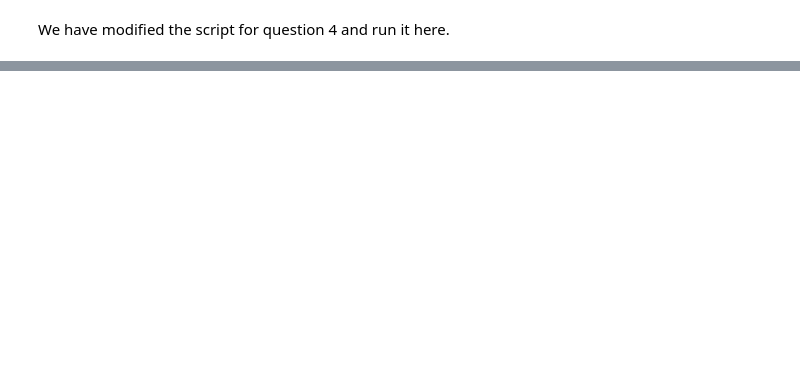
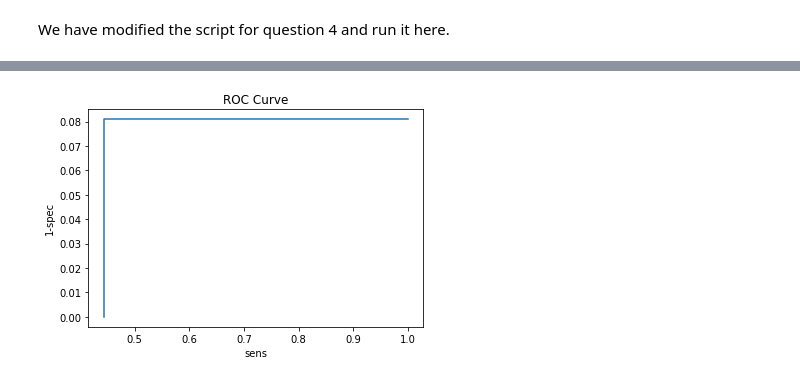
Before and after one commit to amindadgar/Machine-Learning, a Jupyter notebook: HW2/main.ipynb, the cells around one changed output, grey strips where cells are left out. Saved outputs shown, nothing was run; the diff lists cells and outputs as text; code cells hidden in the pictures; blank space fills up the shorter version.

```diff
--- a/HW2/main.ipynb
+++ b/HW2/main.ipynb
@@ -1401,0 +1475,4 @@ roc_curve(results_Q9, df_pima[['label']])
+# %%
+model_svm = SVC()
+
+model_svm.fit(df_pima_trn[pima_cols_X], df_pima_trn[['label']].values.flatten())
@@ -1401,0 +1487,4 @@ roc_curve(results_Q9, df_pima[['label']])
+# %%
+results_Q10_tst = model_svm.predict(df_pima_tst[pima_cols_X])
+## Test accuracy
+(results_Q10_tst == df_pima_tst[['label']].values.flatten()).sum() / len(results_Q10_tst)
@@ -1401,0 +1498,5 @@ roc_curve(results_Q9, df_pima[['label']])
+# %%
+## Test ROC curve
+roc_curve(df_pima_tst[['label']].values.flatten(), results_Q10_tst)
+# %% [output]
+[figure, added]
```
Also changed, not shown: parts of 38 cells of this notebook, 5 other files.
